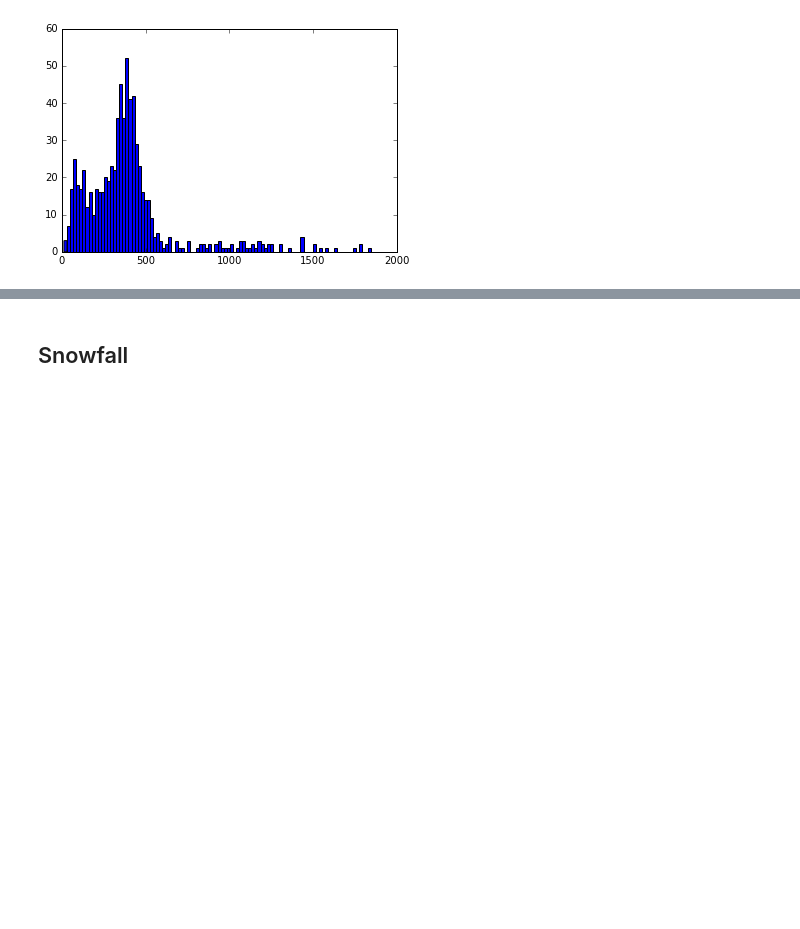
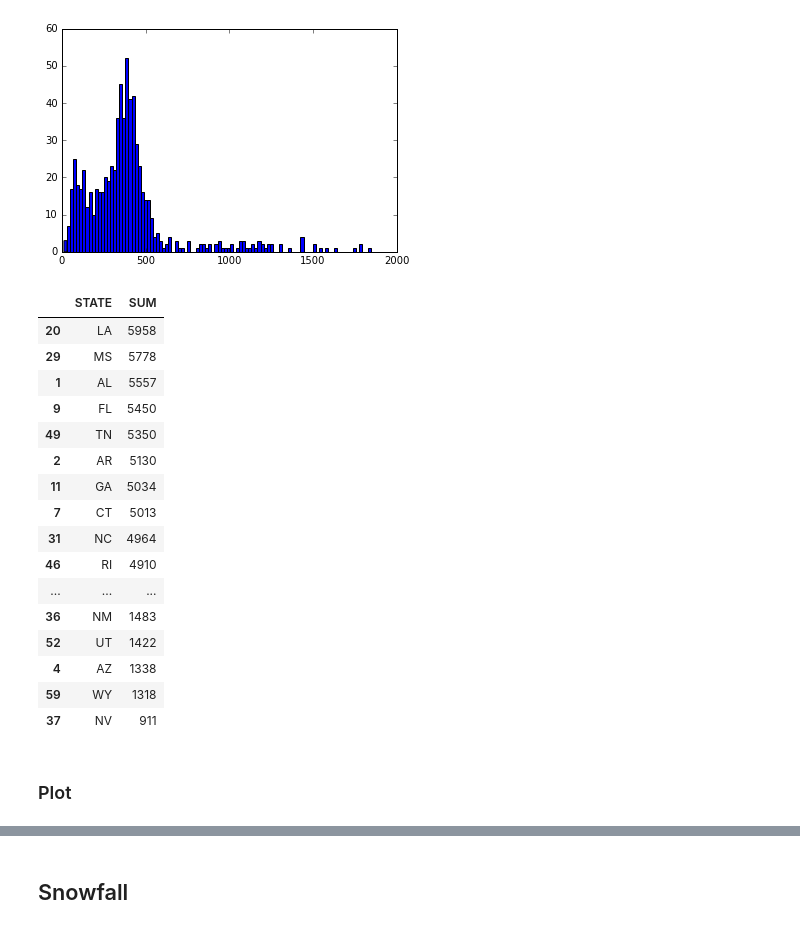
Before and after one commit to nnvutisa/weather, a Jupyter notebook: weather_plot.ipynb, the cells around one changed output, grey strips where cells are left out. Cells and saved outputs as stored; diff of their text form; code cells hidden in the pictures; blank space fills up the shorter version.

Commit message:
Finished percip part

```diff
--- a/weather_plot.ipynb
+++ b/weather_plot.ipynb
@@ -42,6 +50,33 @@ plt.hist(percip.iloc[:,1:].values.flatten(),bins=100)
 plt.show()
 # %% [output]
 [figure]
+# %%
+#Only keeping the 48 mainland states
+
+percip = percip.loc[percip['STATE'].isin(states.keys())]
+# %%
+pd.concat([percip[['STATE']],pd.DataFrame(percip.sum(axis=1),columns=['SUM'])],axis=1).sort_values(
+    'SUM',ascending=False)
+# %% [output]
+|  | STATE | SUM |
+| 20 | LA | 5958 |
+| 29 | MS | 5778 |
+| 1 | AL | 5557 |
+| 9 | FL | 5450 |
+| 49 | TN | 5350 |
+| 2 | AR | 5130 |
+| 11 | GA | 5034 |
+| 7 | CT | 5013 |
+| 31 | NC | 4964 |
+| 46 | RI | 4910 |
+| ... | ... | ... |
+| 36 | NM | 1483 |
+| 52 | UT | 1422 |
+| 4 | AZ | 1338 |
+| 59 | WY | 1318 |
+| 37 | NV | 911 |
+# %% [markdown]
+### Plot
 # %%
 #create color list
 
```
Also changed, not shown: parts of 4 cells of this notebook, 2 other files.
